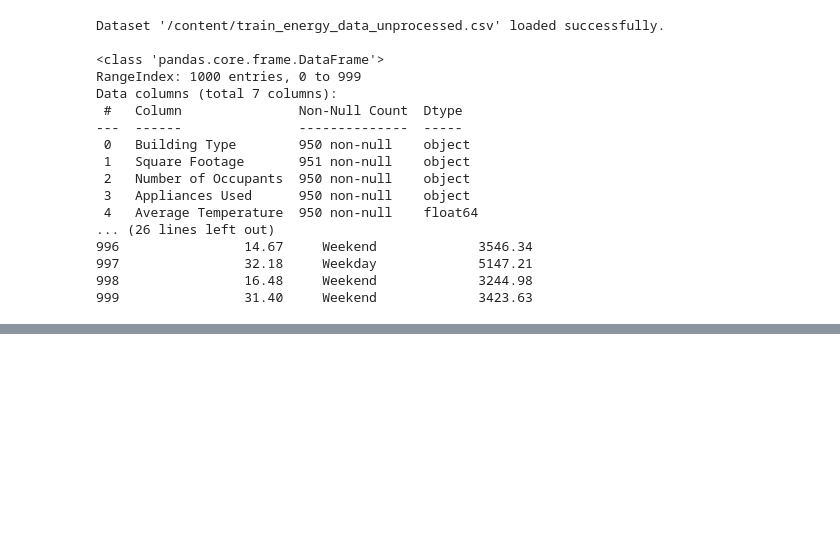
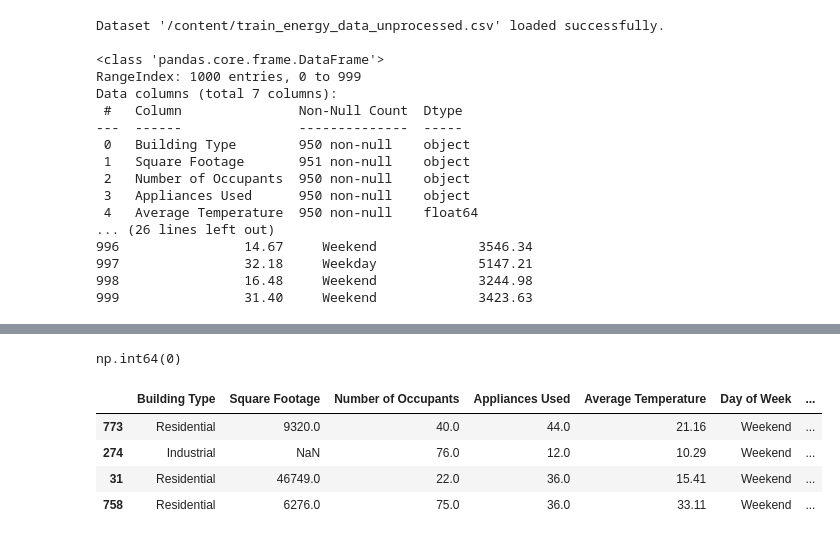
Before and after one commit to DGP2020/r5a_ailab, a Jupyter notebook: ml_lab_9july.ipynb, the cells around one changed output, grey strips where cells are left out. Cells and saved outputs as stored; diff of their text form; code cells hidden in the pictures; blank space fills up the shorter version.

```diff
--- a/ml_lab_9july.ipynb
+++ b/ml_lab_9july.ipynb
@@ -79,7 +34,0 @@ df.drop_duplicates(inplace=True)
-# %%
-df['Energy Consumption'] = pd.to_numeric(df['Energy Consumption'], errors='coerce')
-#handling outliers in consumption
-lower_bound = df['Energy Consumption'].quantile(0.01)
-upper_bound = df['Energy Consumption'].quantile(0.99)
-df['capped Consumption']=df['Energy Consumption'].clip(lower=lower_bound, upper=upper_bound)
-df.sample(7)
@@ -95,7 +34,0 @@ df.sample(7)
-# %%
-from sklearn.preprocessing import MinMaxScaler
-from sklearn.preprocessing import StandardScaler
-data=df['Energy Consumption']
-df['Standard_scale']=StandardScaler().fit_transform(df[['Energy Consumption']])
-df['MinMax_scale']=MinMaxScaler().fit_transform(df[['Energy Consumption']])
-df.head()
@@ -129,0 +50,10 @@ MinMax_scale             1.000000
+# %%
+
+# 2. Impute numerical target/feature missing values with median
+df['Average Temperature'] = df['Average Temperature'].fillna(df['Average Temperature'].median())
+df['Energy Consumption'] = df['Energy Consumption'].fillna(df['Energy Consumption'].median())
+
+# 3. Impute categorical missing values with the most frequent value (mode)
+df['Building Type'] = df['Building Type'].fillna(df['Building Type'].mode()[0])
+df['Day of Week'] = df['Day of Week'].fillna(df['Day of Week'].mode()[0])
+df.isnull().sum()
@@ -129,0 +70,22 @@ MinMax_scale             1.000000
+# %%
+df.duplicated().sum()
+# %% [output]
+np.int64(0)
+# %%
+# Using the IQR method to cap outliers in 'Energy Consumption'
+Q1 = df['Energy Consumption'].quantile(0.25)
+Q3 = df['Energy Consumption'].quantile(0.75)
+IQR = Q3 - Q1
+
+lower_bound = Q1 - 1.5 * IQR
+upper_bound = Q3 + 1.5 * IQR
+
+# Cap outliers to the upper and lower bounds
+df['Energy Consumption'] = np.clip(df['Energy Consumption'], lower_bound, upper_bound)
+df.sample(4)
+# %% [output]
+|  | Building Type | Square Footage | Number of Occupants | Appliances Used | Average Temperature | Day of Week | ... |
+| 773 | Residential | 9320.0 | 40.0 | 44.0 | 21.16 | Weekend | ... |
+| 274 | Industrial | NaN | 76.0 | 12.0 | 10.29 | Weekend | ... |
+| 31 | Residential | 46749.0 | 22.0 | 36.0 | 15.41 | Weekend | ... |
+| 758 | Residential | 6276.0 | 75.0 | 36.0 | 33.11 | Weekend | ... |
```
Also changed, not shown: parts of 18 cells of this notebook.
